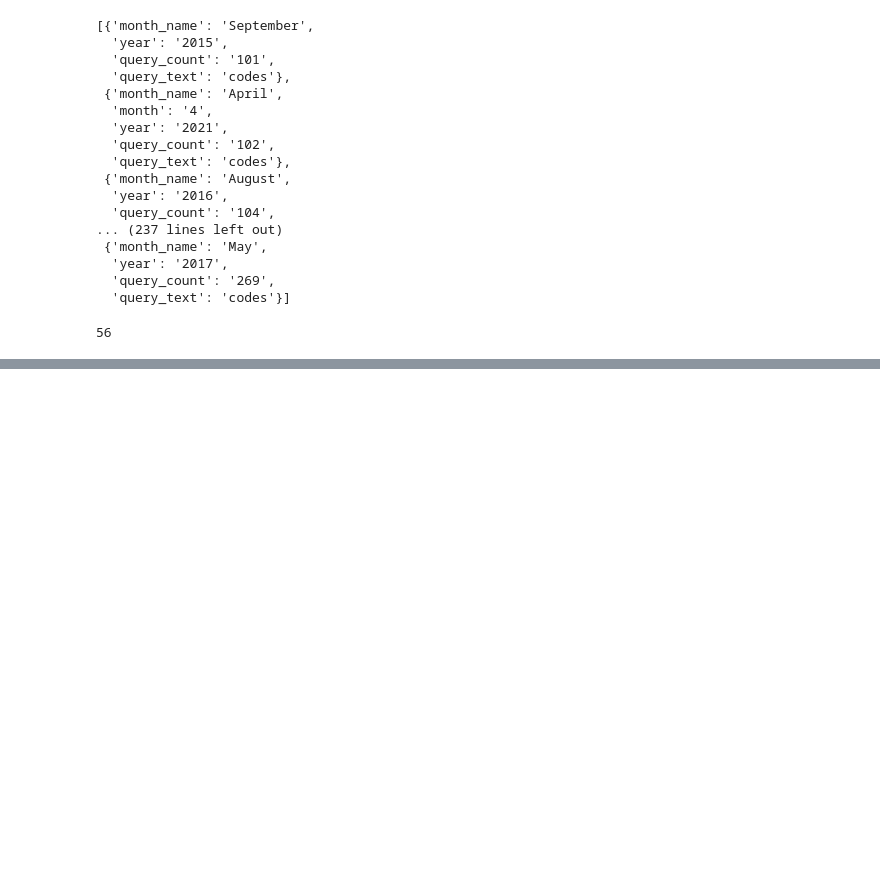
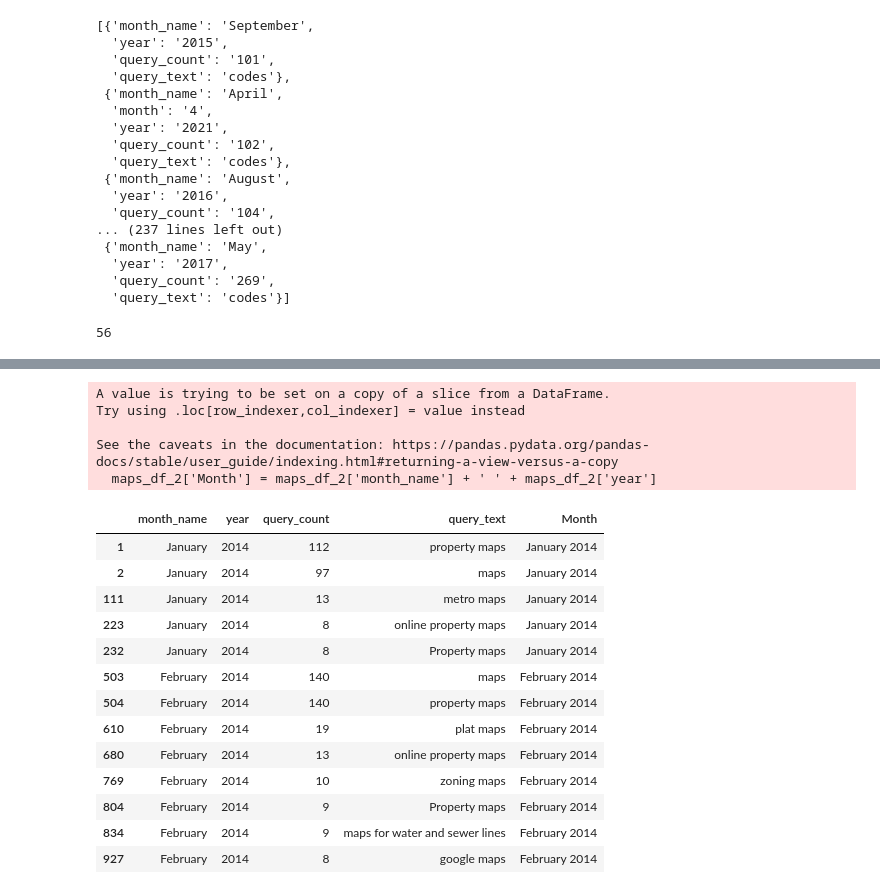
Before and after one commit to NSS-Data-Analytics-Cohort-7/socrata-api-PrestonSpencer, a Jupyter notebook: notebook/socrata_api_preston.ipynb, the cells around one changed output, grey strips where cells are left out. Cells and saved outputs as stored; diff of their text form; code cells hidden in the pictures; blank space fills up the shorter version.

```diff
--- a/notebook/socrata_api_preston.ipynb
+++ b/notebook/socrata_api_preston.ipynb
@@ -174,0 +296,23 @@ len(codes_df)
+# %%
+maps_df_2['Month'] = maps_df_2['month_name'] + ' ' + maps_df_2['year']
+maps_df_2
+# %% [output]
+A value is trying to be set on a copy of a slice from a DataFrame.
+Try using .loc[row_indexer,col_indexer] = value instead
+
+See the caveats in the documentation: https://pandas.pydata.org/pandas-docs/stable/user_guide/indexing.html#returning-a-view-versus-a-copy
+  maps_df_2['Month'] = maps_df_2['month_name'] + ' ' + maps_df_2['year']
+|  | month_name | year | query_count | query_text | Month |
+| 1 | January | 2014 | 112 | property maps | January 2014 |
+| 2 | January | 2014 | 97 | maps | January 2014 |
+| 111 | January | 2014 | 13 | metro maps | January 2014 |
+| 223 | January | 2014 | 8 | online property maps | January 2014 |
+| 232 | January | 2014 | 8 | Property maps | January 2014 |
+| 503 | February | 2014 | 140 | maps | February 2014 |
+| 504 | February | 2014 | 140 | property maps | February 2014 |
+| 610 | February | 2014 | 19 | plat maps | February 2014 |
+| 680 | February | 2014 | 13 | online property maps | February 2014 |
+| 769 | February | 2014 | 10 | zoning maps | February 2014 |
+| 804 | February | 2014 | 9 | Property maps | February 2014 |
+| 834 | February | 2014 | 9 | maps for water and sewer lines | February 2014 |
+| 927 | February | 2014 | 8 | google maps | February 2014 |
```
Also changed, not shown: parts of 15 cells of this notebook.
